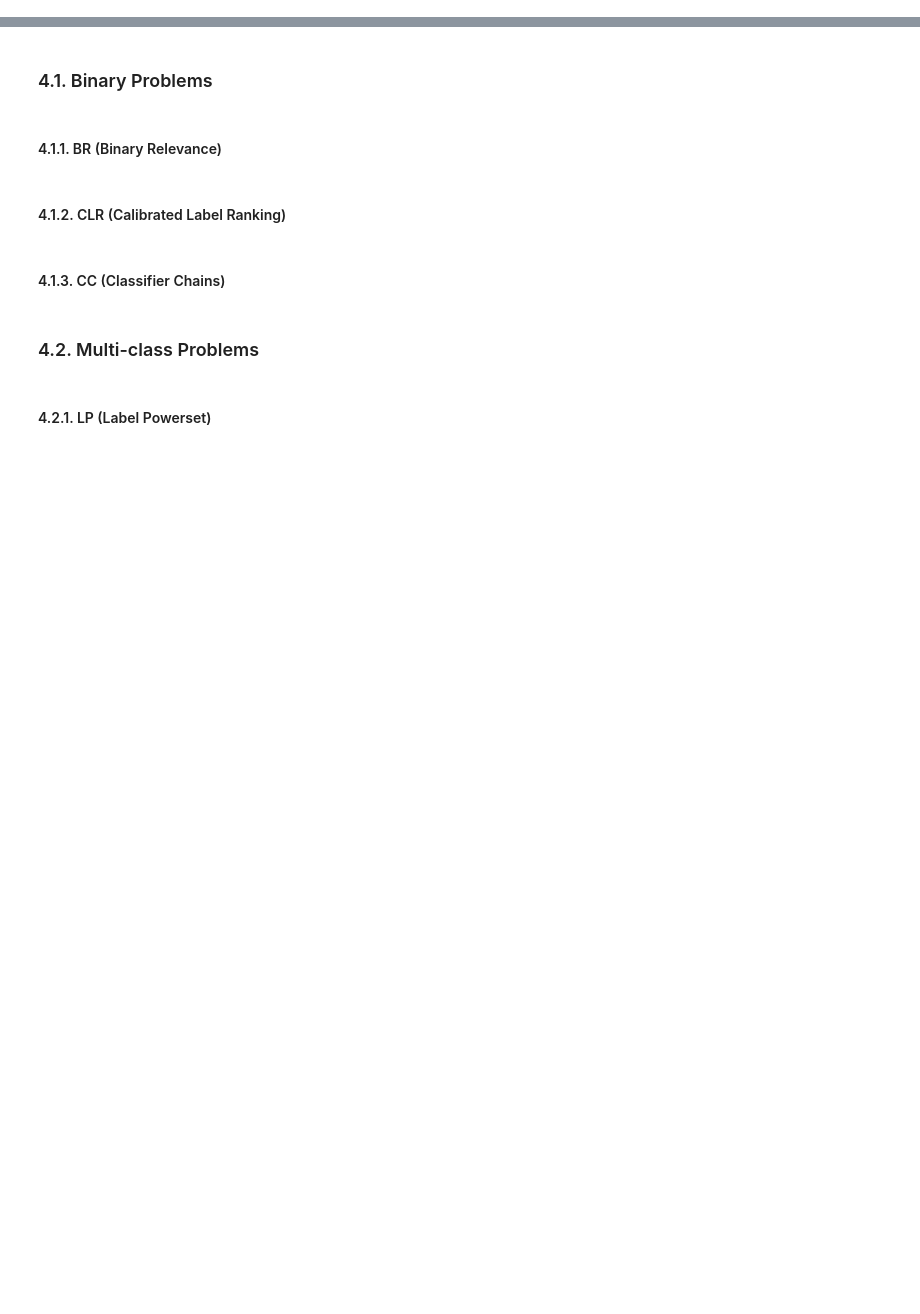
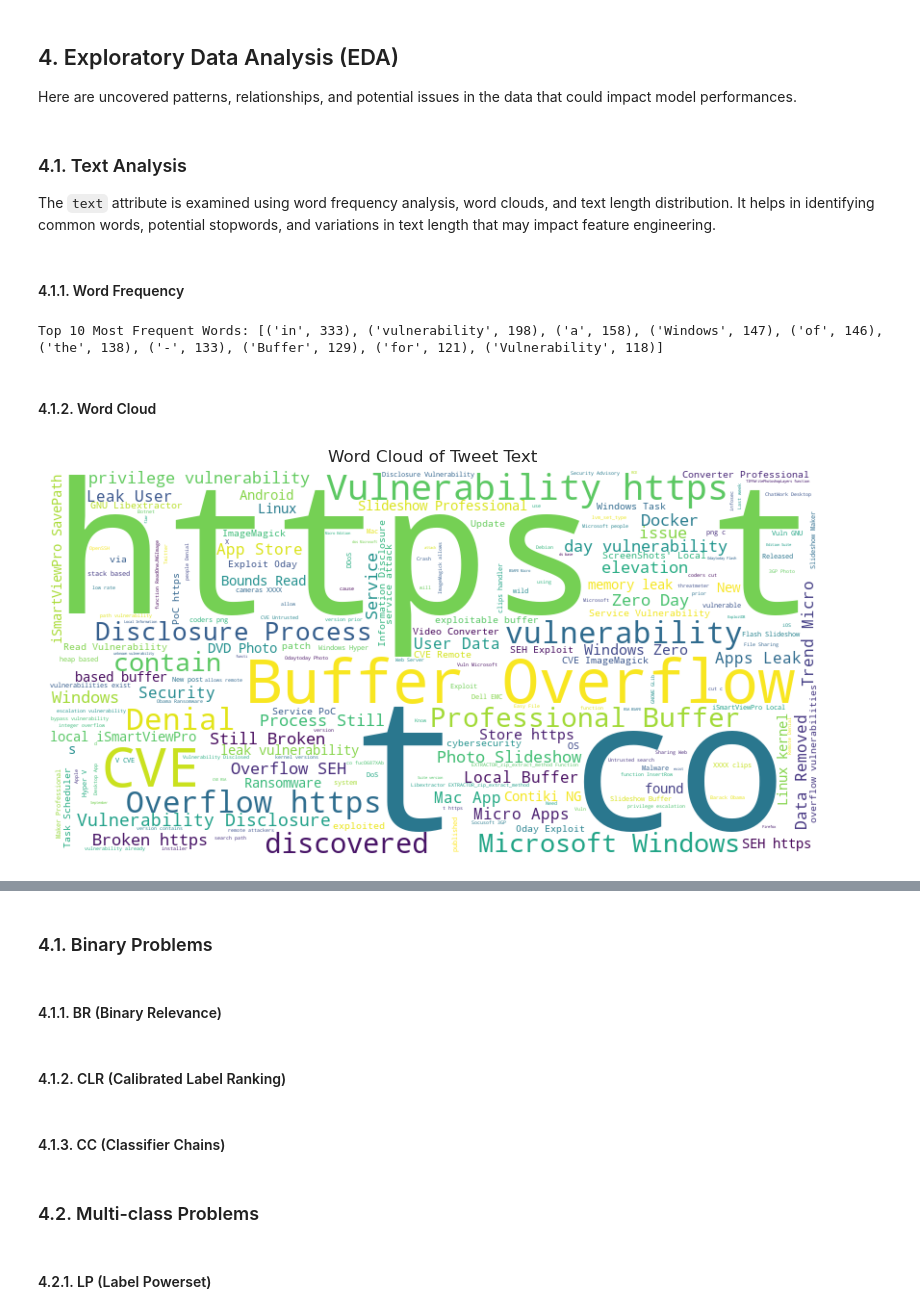
Before and after one commit to IrfEazy/msc-thesis, a Jupyter notebook: MultiLabelClassificationOperatingSystems.ipynb, the cells around one changed output, grey strips where cells are left out. Cells and saved outputs as stored; diff of their text form; code cells hidden in the pictures; blank space fills up the shorter version.

```diff
--- a/MultiLabelClassificationOperatingSystems.ipynb
+++ b/MultiLabelClassificationOperatingSystems.ipynb
@@ -290,0 +37,5 @@ X_train_pst, X_val_pst, y_train_pst, y_val_pst = train_test_split(
+# %%
+OVERWRITE = True
+RETRAIN = True
+RANDOM_STATE = 42
+MODEL_LEVEL = 'operating_systems'
@@ -290,0 +140,27 @@ X_train_pst, X_val_pst, y_train_pst, y_val_pst = train_test_split(
+# %%
+threat_tweets = (
+    pd.read_csv(filepath_or_buffer=THREAT_TWEETS_CSV)
+    .assign(
+        tweet=lambda df: df['tweet'].apply(func=ast.literal_eval),
+        watson=lambda df: df['watson'].apply(func=ast.literal_eval)
+        .apply(func=lambda x: x.get('categories', []))
+        .apply(func=build_tree),
+        watson_list=lambda df: df['watson'].apply(func=extract_keys),
+        target=lambda df: df['watson_list'].apply(func=map_targets, args=(FIX_TARGETS,))
+    )
+    .query(expr='relevant == True')
+    .drop(labels=[
+        'relevant', '_id', 'date',
+        'id', 'tweet', 'type',
+        'annotation', 'urls', 'destination_url',
+        'valid_certificate'
+    ], axis=1)
+    .dropna(subset=['text'], ignore_index=True)
+)
+
+threat_tweets = threat_tweets[
+    threat_tweets["watson_list"].apply(lambda x: ' '.join(MODEL_LEVEL.split(sep='_')) in x)
+].reset_index(drop=True)
+
+print(f"Threat Tweets: {len(threat_tweets)}")
+threat_tweets.head()
@@ -290,0 +175,31 @@ X_train_pst, X_val_pst, y_train_pst, y_val_pst = train_test_split(
+# %% [markdown]
+## 4. Exploratory Data Analysis (EDA)
+Here are uncovered patterns, relationships, and potential issues in the data that could impact model performances.
+# %% [markdown]
+### 4.1. Text Analysis
+The `text` attribute is examined using word frequency analysis, word clouds, and text length distribution.
+It helps in identifying common words, potential stopwords, and variations in text length that may impact feature engineering.
+# %% [markdown]
+#### 4.1.1. Word Frequency
+# %%
+all_words = ' '.join(threat_tweets['text']).split()
+word_freq = Counter(all_words)
+print("Top 10 Most Frequent Words:", word_freq.most_common(10))
+# %% [output]
+Top 10 Most Frequent Words: [('in', 333), ('vulnerability', 198), ('a', 158), ('Windows', 147), ('of', 146), ('the', 138), ('-', 133), ('Buffer', 129), ('for', 121), ('Vulnerability', 118)]
+# %% [markdown]
+#### 4.1.2. Word Cloud
+# %%
+wordcloud = WordCloud(
+    width=800,
+    height=400,
+    background_color='white'
+).generate(text=' '.join(threat_tweets['text']))
+
+plt.figure(figsize=(15, 5))
+plt.imshow(X=wordcloud, interpolation='bilinear')
+plt.axis('off')
+plt.title('Word Cloud of Tweet Text')
+plt.show()
+# %% [output]
+[figure, added]
```
Also changed, not shown: parts of 104 cells of this notebook.
